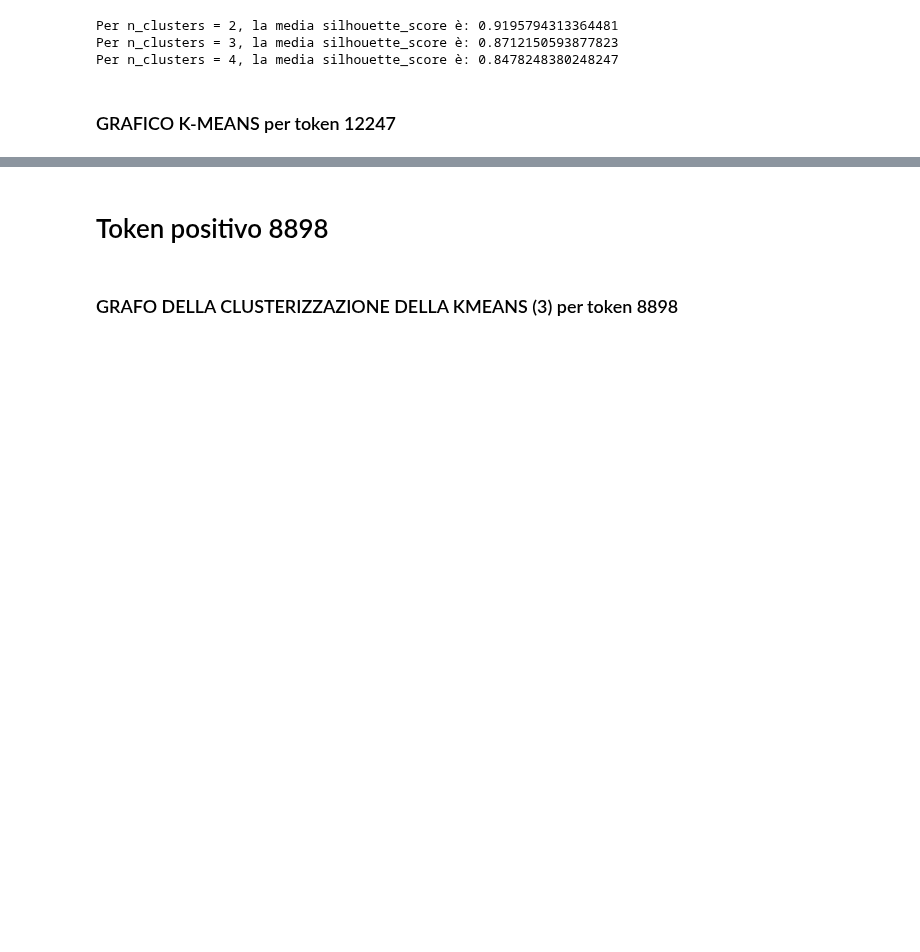
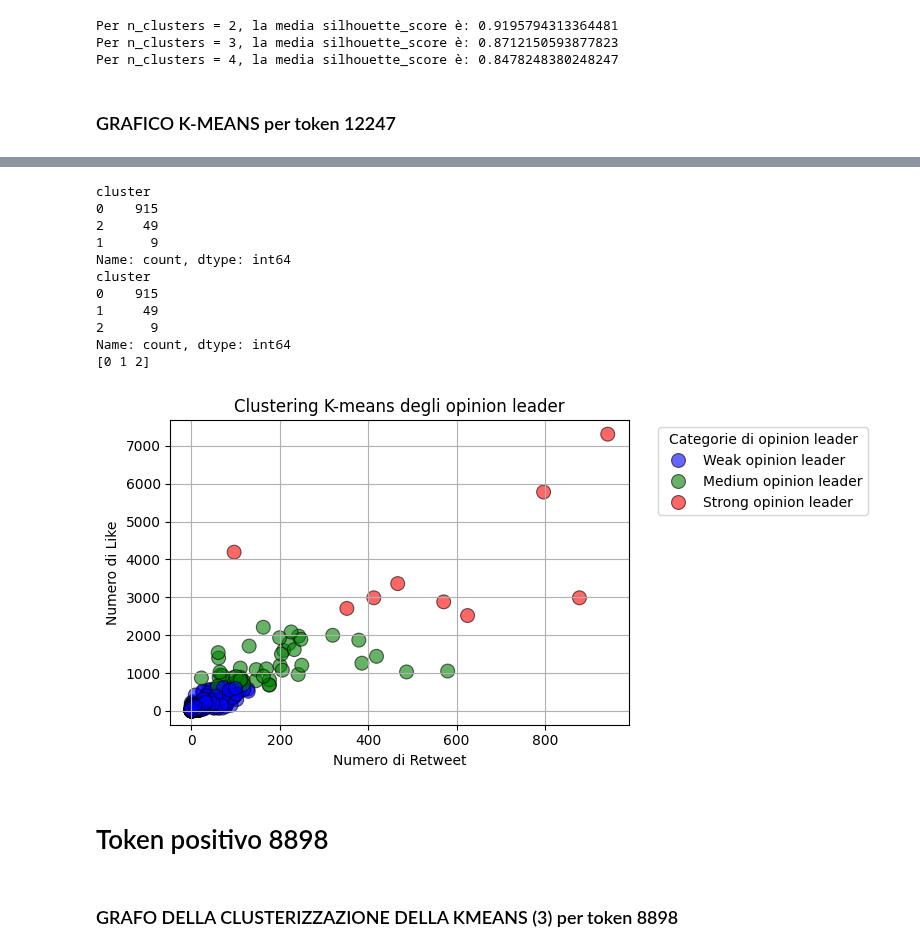
Before and after one commit to riccardospini98/Blockchain, a Jupyter notebook: opinion_leader.ipynb, the cells around one changed output, grey strips where cells are left out. Drawn from its saved outputs; the diff is of its cells as text; code cells hidden in the pictures; blank space fills up the shorter version.

```diff
--- a/opinion_leader.ipynb
+++ b/opinion_leader.ipynb
@@ -498,4 +498,70 @@ Autor ID: 719236395122954244, Numero di tweet: 1
 +---------------------+-----------------------------------+-----------------+--------------------------------------------------------------------------------------------------------------------------- ...
+# %%
+# Colonne rilevanti per il clustering
+X = merge_2_pos[['retweet_count', 'like_count', 'quote_count', 'reply_count']]
+
+# Imposta il numero di cluster a 3
+k = 3
+
+# Applica il metodo k-means con k = 3
+kmeans = KMeans(n_clusters=k, random_state=0)
+merge_2_pos['cluster'] = kmeans.fit_predict(X)
+
+# Verifica i cluster creati
+print(merge_2_pos['cluster'].value_counts())
+
+# Definisci l'ordine desiderato dei cluster
+desired_order = [0, 1, 2]
+
+# Riassegna i cluster in base all'ordine desiderato
+merge_2_pos['cluster'] = merge_2_pos['cluster'].replace({2: 1, 1: 2})
+
+# Verifica i cluster dopo la riassegnazione
+print(merge_2_pos['cluster'].value_counts())
+
+# Mappa i cluster a etichette personalizzate
+cluster_mapping = {0: 'Weak opinion leader', 1: 'Medium opinion leader', 2: 'Strong opinion leader'}
+
+# Se i cluster non sono 0, 1, 2, cambia il mapping di conseguenza
+print(merge_2_pos['cluster'].unique())
+
+# Assegna le etichette ai cluster
+merge_2_pos['opinion_leader'] = merge_2_pos['cluster'].map(cluster_mapping)
+
+palette = {'Weak opinion leader': 'blue', 'Medium opinion leader': 'green', 'Strong opinion leader': 'red'}
+
+plt.figure(figsize=(8, 4))
+sns.scatterplot(
+    data=merge_2_pos,
+    x='retweet_count',
+    y='like_count',
+    hue='opinion_leader',
+    palette=palette,
+    s=100,
+    alpha=0.6,
+    edgecolor='black'
+)
+
+plt.xlabel('Numero di Retweet')
+plt.ylabel('Numero di Like')
+plt.title('Clustering K-means degli opinion leader')
+plt.legend(title='Categorie di opinion leader', bbox_to_anchor=(1.05, 1), loc='upper left')
+plt.grid(True)
+plt.tight_layout()
+plt.show()
+# %% [output]
+cluster
+0    915
+2     49
+1      9
+Name: count, dtype: int64
+cluster
+0    915
+1     49
+2      9
+Name: count, dtype: int64
+[0 1 2]
+[figure, added]
 # %% [markdown]
 # Token positivo 8898
 # %% [markdown]
```
Also changed, not shown: parts of 3 cells of this notebook.
